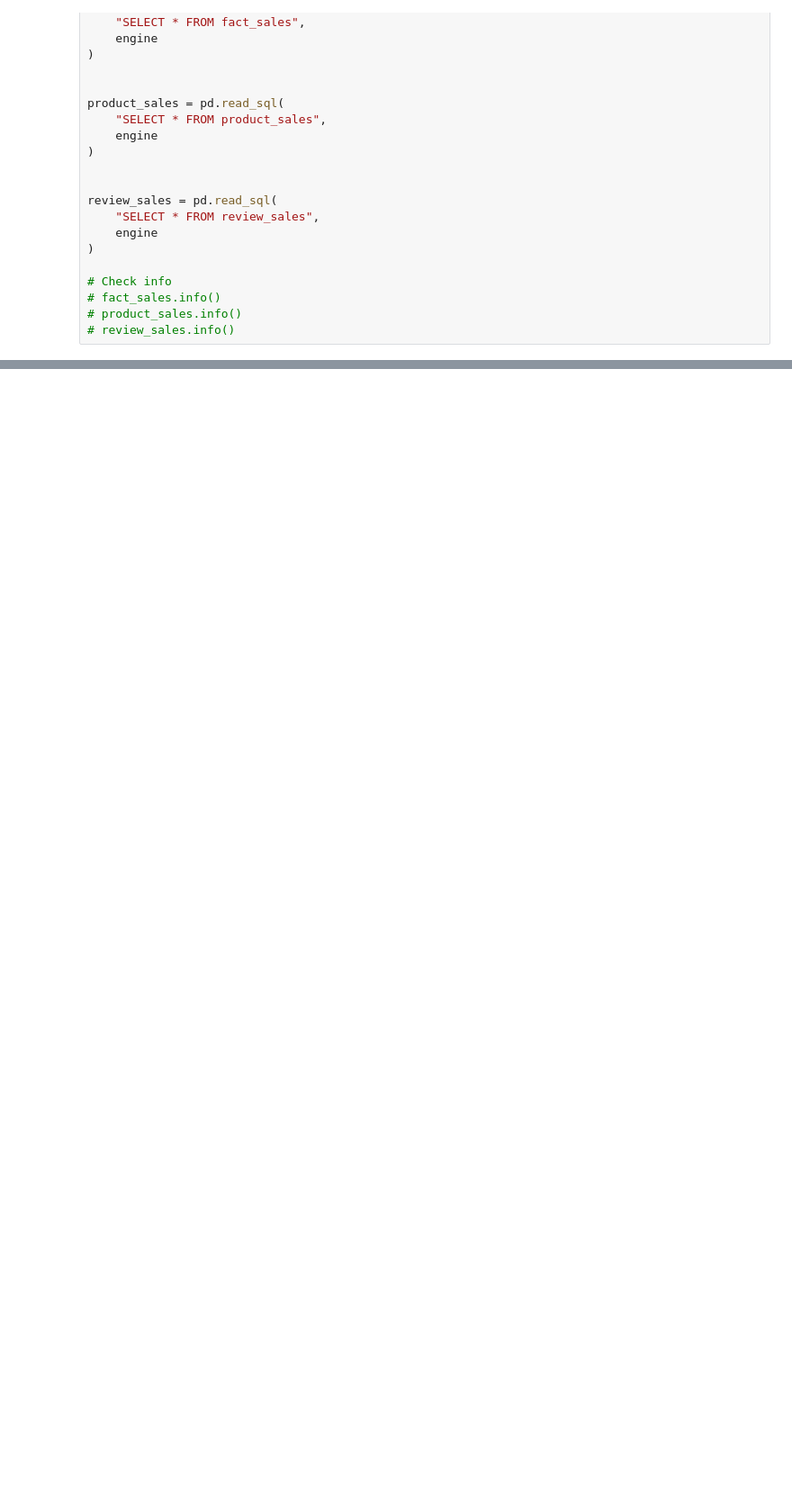
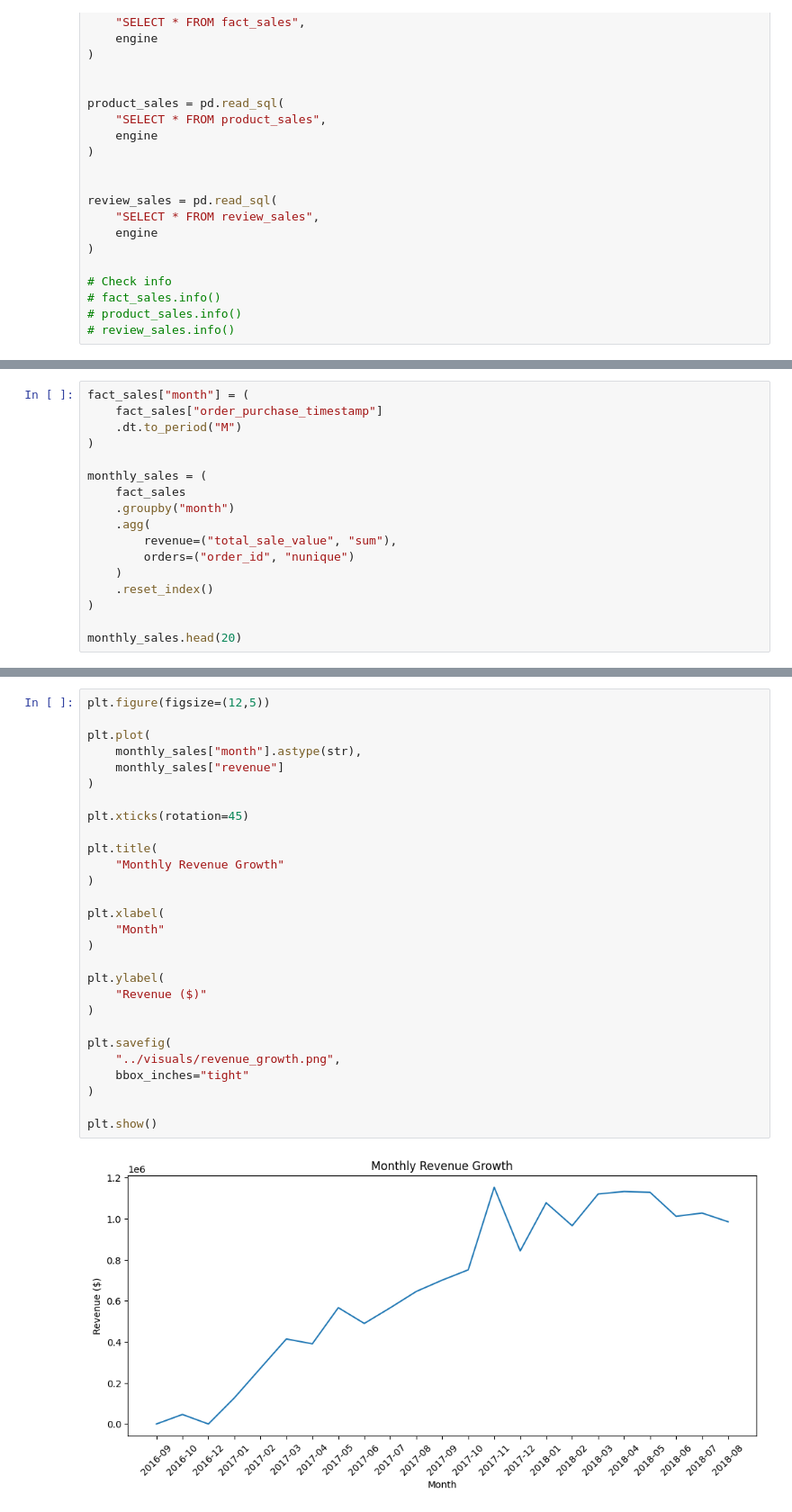
Before and after one commit to benjaminL045/customer-sales-analytics, a Jupyter notebook: python/notebooks/ecommerce_eda.ipynb, the cells around one changed output, grey strips where cells are left out. Shown at 90% size. Saved outputs shown, nothing was run; the diff lists cells and outputs as text; blank space fills up the shorter version.

```diff
--- a/python/notebooks/ecommerce_eda.ipynb
+++ b/python/notebooks/ecommerce_eda.ipynb
@@ -67,0 +178,17 @@ These missing values will be considered during downstream analysis to ensure acc
+# %%
+fact_sales["month"] = (
+    fact_sales["order_purchase_timestamp"]
+    .dt.to_period("M")
+)
+
+monthly_sales = (
+    fact_sales
+    .groupby("month")
+    .agg(
+        revenue=("total_sale_value", "sum"),
+        orders=("order_id", "nunique")
+    )
+    .reset_index()
+)
+
+monthly_sales.head(20)
@@ -67,0 +836,30 @@ These missing values will be considered during downstream analysis to ensure acc
+# %%
+plt.figure(figsize=(12,5))
+
+plt.plot(
+    monthly_sales["month"].astype(str),
+    monthly_sales["revenue"]
+)
+
+plt.xticks(rotation=45)
+
+plt.title(
+    "Monthly Revenue Growth"
+)
+
+plt.xlabel(
+    "Month"
+)
+
+plt.ylabel(
+    "Revenue ($)"
+)
+
+plt.savefig(
+    "../visuals/revenue_growth.png",
+    bbox_inches="tight"
+)
+
+plt.show()
+# %% [output]
+[figure, added]
```
Also changed, not shown: parts of 72 cells of this notebook, 14 other files.
